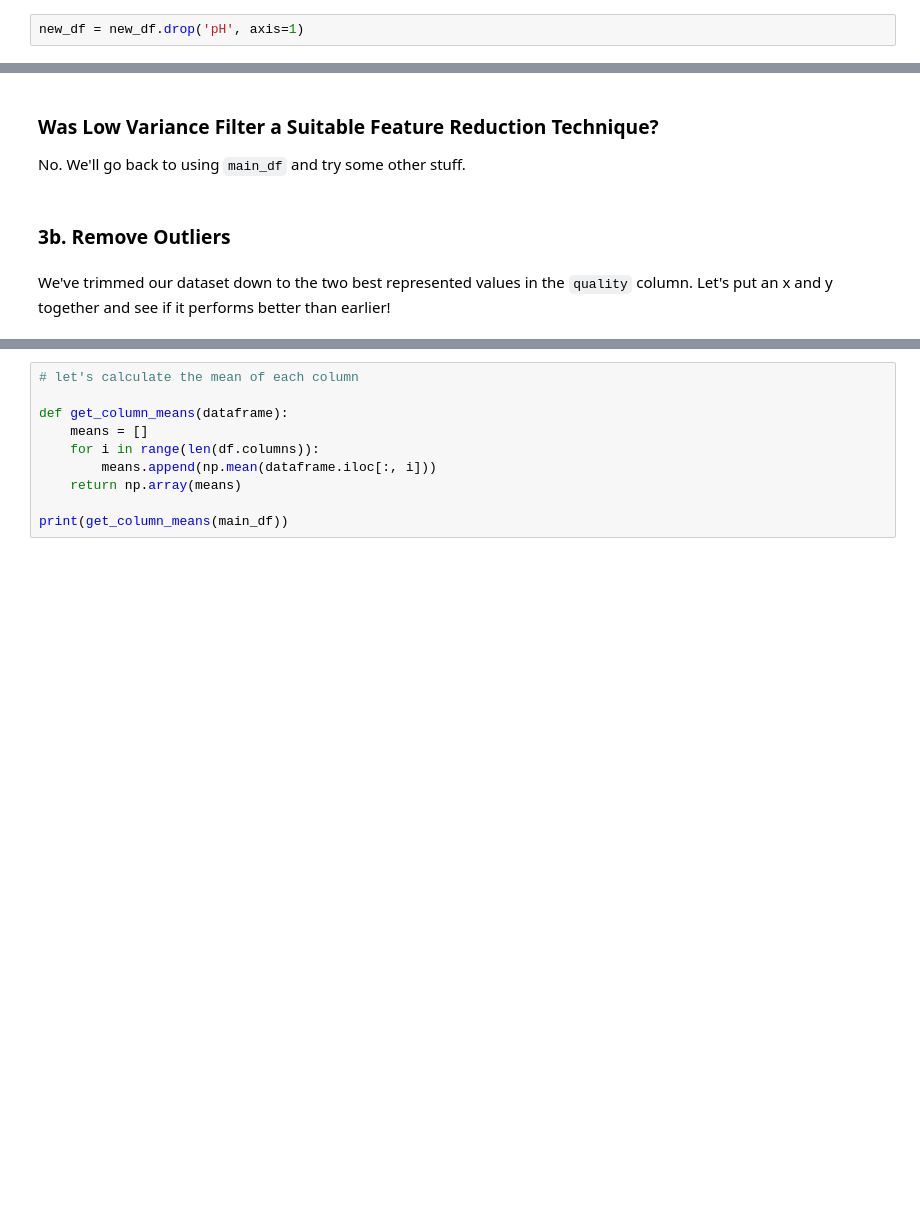
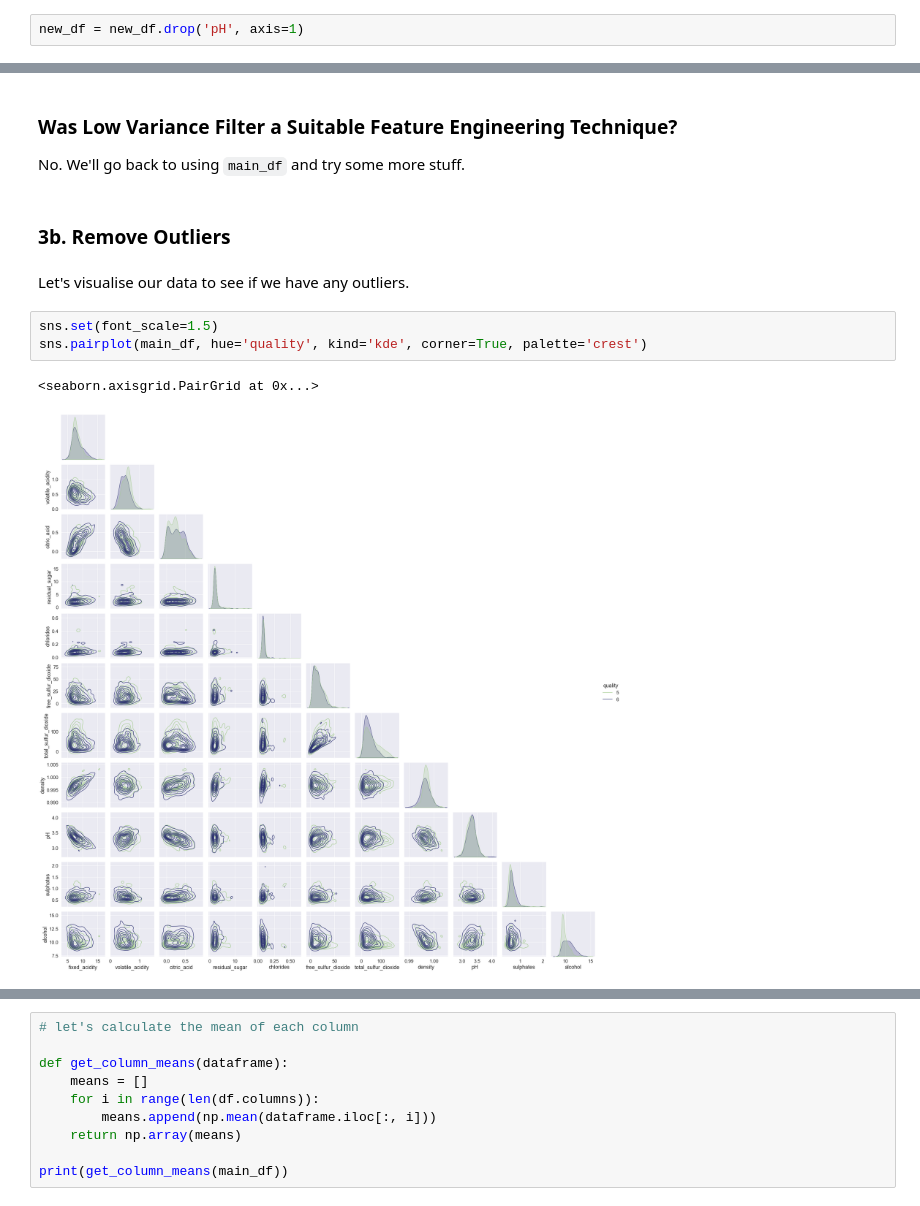
Before and after one commit to Studioname/wine, a Jupyter notebook: Wine_Quality.ipynb, the cells around one changed output, grey strips where cells are left out. Saved outputs shown, nothing was run; the diff lists cells and outputs as text; blank space fills up the shorter version.

````diff
--- a/Wine_Quality.ipynb
+++ b/Wine_Quality.ipynb
@@ -568,8 +566,14 @@ K nearest neighbour model score: (0.2446949600563908, 0.2566147164026573)
 # %% [markdown]
-### Was Low Variance Filter a Suitable Feature Reduction Technique?
+### Was Low Variance Filter a Suitable Feature Engineering Technique?
 
-No. We'll go back to using ```main_df``` and try some other stuff.
+No. We'll go back to using ```main_df``` and try some more stuff.
 # %% [markdown]
 ### 3b.  Remove Outliers
 # %% [markdown]
-We've trimmed our dataset down to the two best represented values in the ```quality``` column. Let's put an x and y together and see if it performs better than earlier!
+Let's visualise our data to see if we have any outliers.
+# %%
+sns.set(font_scale=1.5)
+sns.pairplot(main_df, hue='quality', kind='kde', corner=True, palette='crest')
+# %% [output]
+<seaborn.axisgrid.PairGrid at 0x...>
+[figure, added]
````
Also changed, not shown: parts of 54 cells of this notebook.
